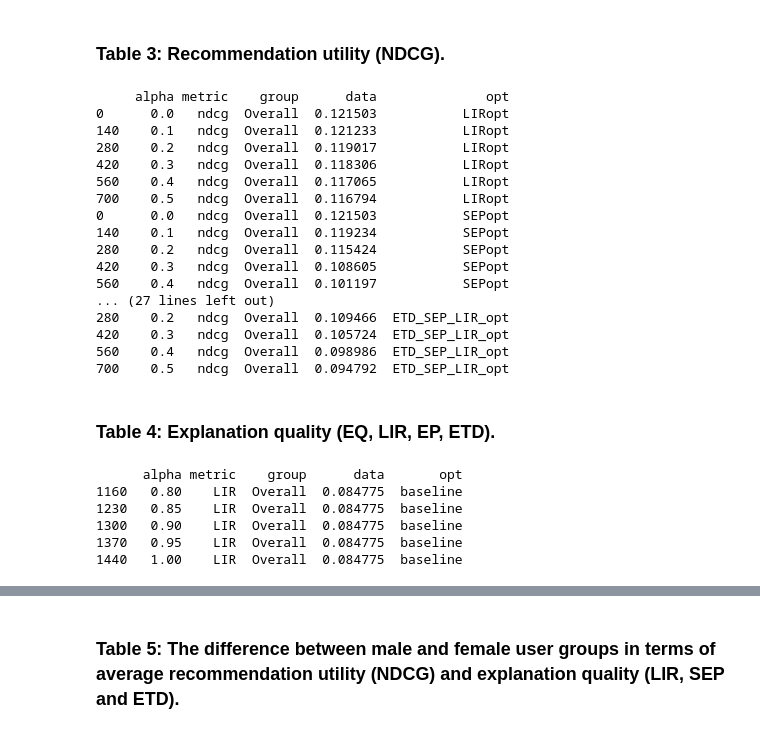
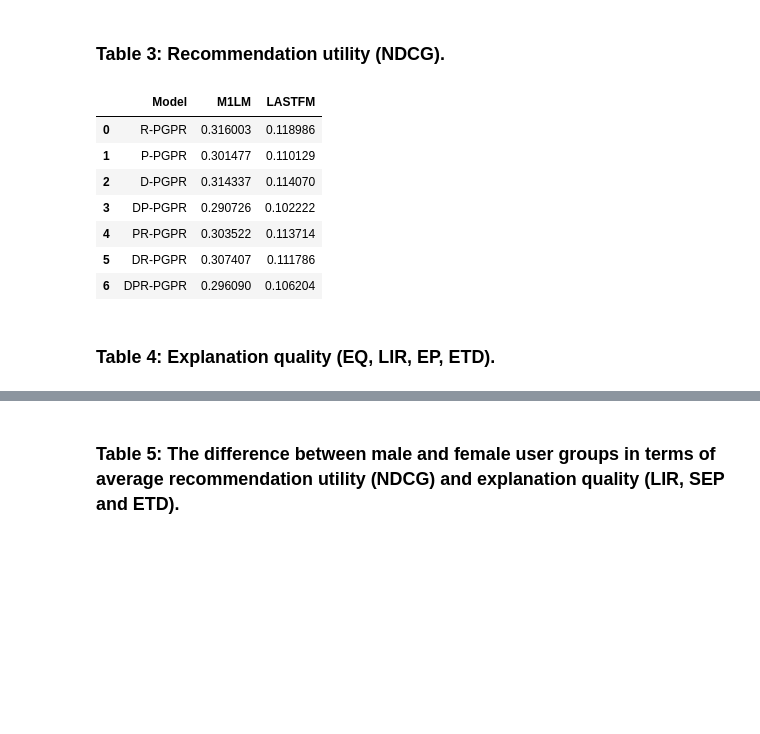
Before and after one commit to vinzentbeer/assignment-recsys, a Jupyter notebook: REPORT/experiments.ipynb, the cells around one changed output, grey strips where cells are left out. Drawn from its saved outputs; the diff is of its cells as text; code cells hidden in the pictures; blank space fills up the shorter version.

```diff
--- a/REPORT/experiments.ipynb
+++ b/REPORT/experiments.ipynb
@@ -316,37 +316,3 @@ plt.show()
 [figure]
 # %% [markdown]
 ### Table 3: Recommendation utility (NDCG).
-# %%
-group = 'Overall'
-metric = 'ndcg'
-alpha_values = [0, 0.1, 0.2, 0.3, 0.4, 0.5]
-
-# Combine all data
-combined_df = pd.concat([LIRopt, SEPopt, ETDopt, ETD_SEP_opt, SEP_LIR_opt, ETD_LIR_opt, ETD_SEP_LIR_opt])
-
-# Filter by alpha and group by Overall and metric ndcg
-filtered_df = combined_df[
-    (combined_df['alpha'].isin(alpha_values)) &
-    (combined_df['group'] == group) &
-    (combined_df['metric'] == metric)
-]
-
-print(filtered_df)
-# %% [output]
-     alpha metric    group      data              opt
-0      0.0   ndcg  Overall  0.121503           LIRopt
-140    0.1   ndcg  Overall  0.121233           LIRopt
-280    0.2   ndcg  Overall  0.119017           LIRopt
-420    0.3   ndcg  Overall  0.118306           LIRopt
-560    0.4   ndcg  Overall  0.117065           LIRopt
-700    0.5   ndcg  Overall  0.116794           LIRopt
-0      0.0   ndcg  Overall  0.121503           SEPopt
-140    0.1   ndcg  Overall  0.119234           SEPopt
-280    0.2   ndcg  Overall  0.115424           SEPopt
-420    0.3   ndcg  Overall  0.108605           SEPopt
-560    0.4   ndcg  Overall  0.101197           SEPopt
-... (27 lines left out)
-280    0.2   ndcg  Overall  0.109466  ETD_SEP_LIR_opt
-420    0.3   ndcg  Overall  0.105724  ETD_SEP_LIR_opt
-560    0.4   ndcg  Overall  0.098986  ETD_SEP_LIR_opt
-700    0.5   ndcg  Overall  0.094792  ETD_SEP_LIR_opt
@@ -353,26 +361,18 @@ print(filtered_df)
+# %%
+ndcg_lastfm = get_average_ndcg("LASTFM", LIRopt, SEPopt, ETDopt, ETD_SEP_opt, SEP_LIR_opt, ETD_LIR_opt, ETD_SEP_LIR_opt)
+ndcg_m1lm = get_average_ndcg("M1LM",LIRopt_ml1m, SEPopt_ml1m, ETDopt_ml1m, ETD_SEP_opt_ml1m, SEP_LIR_opt_ml1m, ETD_LIR_opt_ml1m, ETD_SEP_LIR_opt_ml1m)
+
+# Merge the two dataframes by model
+ndcg_combined = pd.merge(ndcg_m1lm, ndcg_lastfm, on='Model')
+ndcg_combined
+# %% [output]
+|  | Model | M1LM | LASTFM |
+| 0 | R-PGPR | 0.316003 | 0.118986 |
+| 1 | P-PGPR | 0.301477 | 0.110129 |
+| 2 | D-PGPR | 0.314337 | 0.114070 |
+| 3 | DP-PGPR | 0.290726 | 0.102222 |
+| 4 | PR-PGPR | 0.303522 | 0.113714 |
+| 5 | DR-PGPR | 0.307407 | 0.111786 |
+| 6 | DPR-PGPR | 0.296090 | 0.106204 |
 # %% [markdown]
 ### Table 4: Explanation quality (EQ, LIR, EP, ETD).
-# %%
-group = 'Overall'
-metric = 'LIR'
-#is this the way you  intended to filter the data?
-alpha_threshold = 0.8
-# Combine all data
-combined_df = pd.concat([baseline, LIRopt, SEPopt, ETDopt, ETD_SEP_opt, SEP_LIR_opt, ETD_LIR_opt, ETD_SEP_LIR_opt])
-
-# Filter by alpha and group by Overall and metric lir
-filtered_df = combined_df[
-    (combined_df['group'] == group) &
-    (combined_df['metric'] == metric) &
-    (combined_df['opt'] == 'baseline') &
-    (combined_df['alpha'] >= alpha_threshold)
-]
-
-print(filtered_df)
-# %% [output]
-      alpha metric    group      data       opt
-1160   0.80    LIR  Overall  0.084775  baseline
-1230   0.85    LIR  Overall  0.084775  baseline
-1300   0.90    LIR  Overall  0.084775  baseline
-1370   0.95    LIR  Overall  0.084775  baseline
-1440   1.00    LIR  Overall  0.084775  baseline
```
Also changed, not shown: parts of 8 cells of this notebook, 2 other files.
